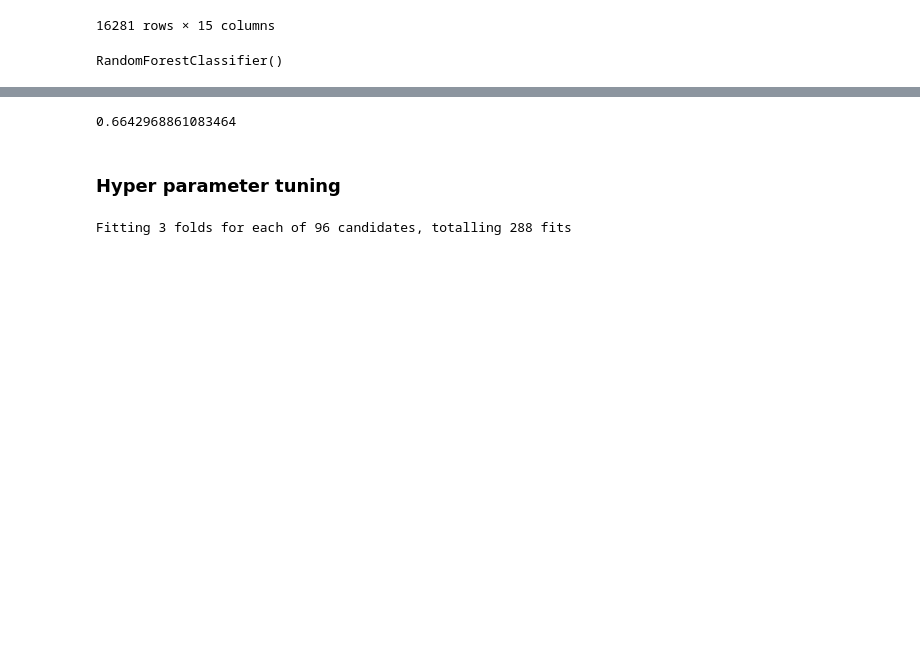
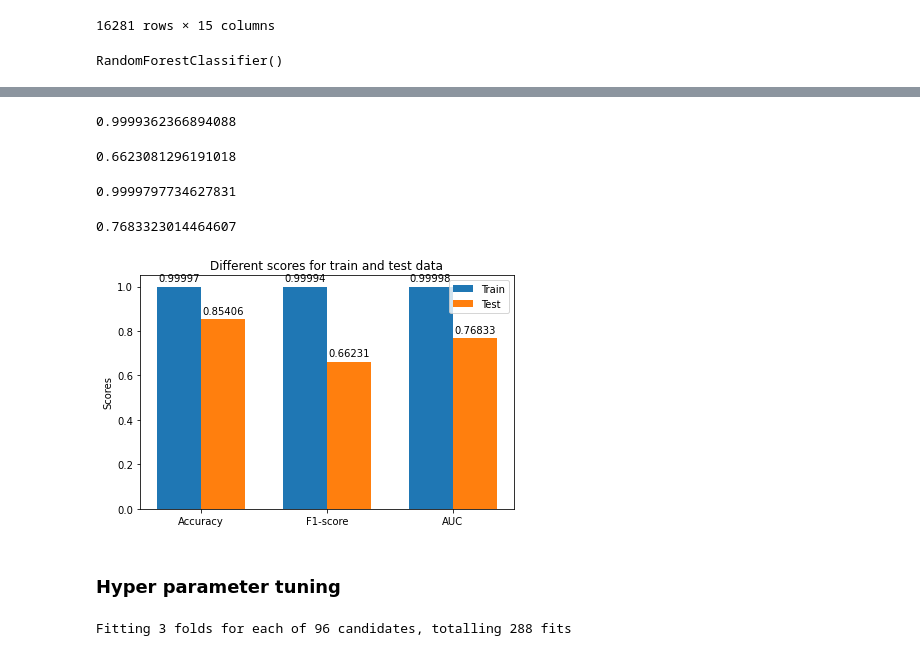
Before and after one commit to EbubekirKocadag/us-income, a Jupyter notebook: Model_training.ipynb, the cells around one changed output, grey strips where cells are left out. Cells and saved outputs as stored; diff of their text form; code cells hidden in the pictures; blank space fills up the shorter version.

Commit message:
Add graph for the baseline scores

```diff
--- a/Model_training.ipynb
+++ b/Model_training.ipynb
@@ -77,7 +80,62 @@ model.score(X_test, y_test)
-# %%
-f1_score(y_test, pred)
-# %% [output]
-0.6642968861083464
+# %%
+f1_train = f1_score(y_train, pred_train)
+f1_train
+# %% [output]
+0.9999362366894088
+# %%
+f1_test = f1_score(y_test, pred_test)
+f1_test
+# %% [output]
+0.6623081296191018
+# %%
+auc_train = roc_auc_score(y_train, pred_train)
+auc_train
+# %% [output]
+0.9999797734627831
+# %%
+auc_test = roc_auc_score(y_test, pred_test)
+auc_test
+# %% [output]
+0.7683323014464607
+# %%
+labels = ["Accuracy", "F1-score", "AUC"]
+train = [accu_train, f1_train, auc_train]
+test = [accu_test, f1_test, auc_test]
+
+x = np.arange(len(labels))  # the label locations
+width = 0.35  # the width of the bars
+
+fig, ax = plt.subplots()
+rects1 = ax.bar(x - width/2, train, width, label='Train')
+rects2 = ax.bar(x + width/2, test, width, label='Test')
+
+# Add some text for labels, title and custom x-axis tick labels, etc.
+ax.set_ylabel('Scores')
+ax.set_title('Different scores for train and test data')
+ax.set_xticks(x)
+ax.set_xticklabels(labels)
+ax.legend()
+
+
+def autolabel(rects):
+    """Attach a text label above each bar in *rects*, displaying its height."""
+    for rect in rects:
+        height = rect.get_height()
+        ax.annotate('{}'.format(round(height, 5)),
+                    xy=(rect.get_x() + rect.get_width() / 2, height),
+                    xytext=(0, 3),  # 3 points vertical offset
+                    textcoords="offset points",
+                    ha='center', va='bottom')
+
+
+autolabel(rects1)
+autolabel(rects2)
+
+fig.tight_layout()
+
+plt.show()
+# %% [output]
+[figure, added]
 # %% [markdown]
 ### Hyper parameter tuning
 # %%
```
Also changed, not shown: parts of 3 cells of this notebook.
